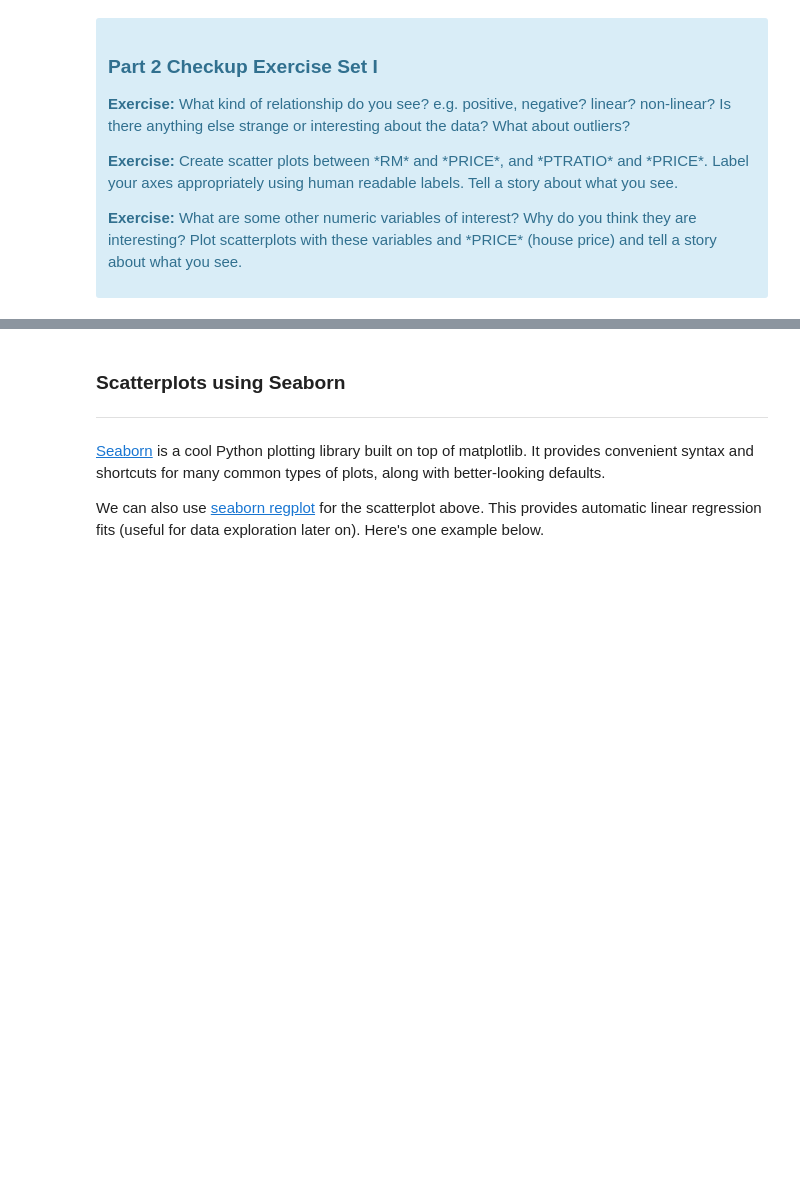
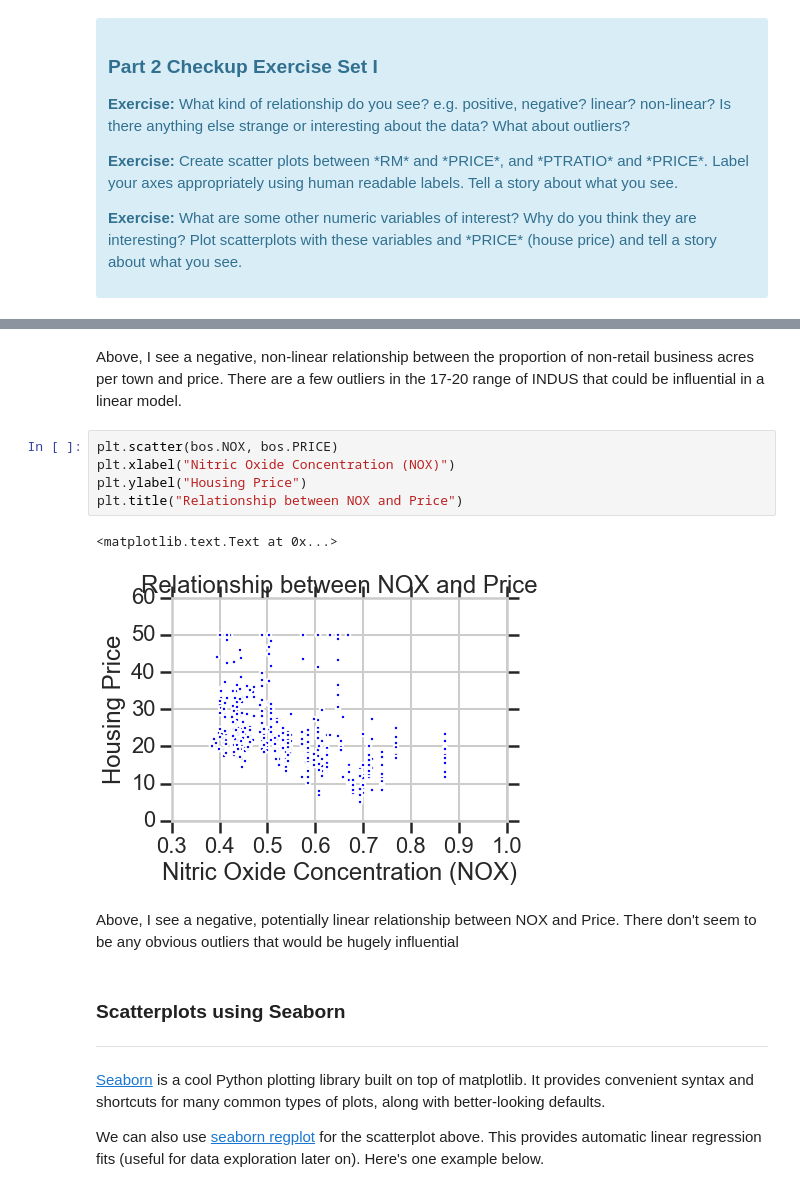
Before and after one commit to mries14/Springboard, a Jupyter notebook: assignments/ML_mini_projects/linear_regression/Mini_Project_Linear_Regression.ipynb, the cells around one changed output, grey strips where cells are left out. Drawn from its saved outputs; the diff is of its cells as text; blank space fills up the shorter version.

```diff
--- a/assignments/ML_mini_projects/linear_regression/Mini_Project_Linear_Regression.ipynb
+++ b/assignments/ML_mini_projects/linear_regression/Mini_Project_Linear_Regression.ipynb
@@ -227,3 +314,15 @@ plt.title("Relationship between CRIM and Price")
+# %% [markdown]
+Above, I see a negative, non-linear relationship between the proportion of non-retail business acres per town and price. There are a few outliers in the 17-20 range of INDUS that could be influential in a linear model.
+# %%
+plt.scatter(bos.NOX, bos.PRICE)
+plt.xlabel("Nitric Oxide Concentration (NOX)")
+plt.ylabel("Housing Price")
+plt.title("Relationship between NOX and Price")
+# %% [output]
+<matplotlib.text.Text at 0x...>
+[figure, added]
+# %% [markdown]
+Above, I see a negative, potentially linear relationship between NOX and Price. There don't seem to be any obvious outliers that would be hugely influential
 # %% [markdown]
 ### Scatterplots using Seaborn
 ***
```
Also changed, not shown: parts of 72 cells of this notebook.
